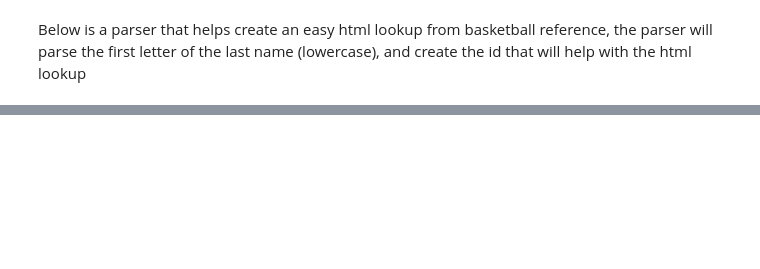
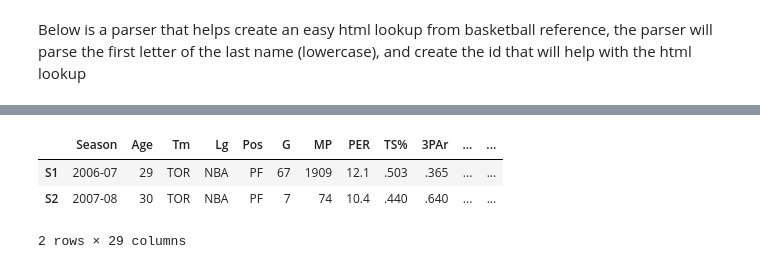
Before and after one commit to Sumiran1/Projects, a Jupyter notebook: NBA SOPHOMORE SLUMP PROJECT/scraper_v2.ipynb, the cells around one changed output, grey strips where cells are left out. Drawn from its saved outputs; the diff is of its cells as text; code cells hidden in the pictures; blank space fills up the shorter version.

```diff
--- a/NBA SOPHOMORE SLUMP PROJECT/scraper_v2.ipynb
+++ b/NBA SOPHOMORE SLUMP PROJECT/scraper_v2.ipynb
@@ -93,0 +81,7 @@ roys['Michael Jordan']
+# %%
+get_advanced_stats(links_of_roy_votes[102])
+# %% [output]
+|  | Season | Age | Tm | Lg | Pos | G | MP | PER | TS% | 3PAr | ... | ... |
+| S1 | 2006-07 | 29 | TOR | NBA | PF | 67 | 1909 | 12.1 | .503 | .365 | ... | ... |
+| S2 | 2007-08 | 30 | TOR | NBA | PF | 7 | 74 | 10.4 | .440 | .640 | ... | ... |
+2 rows × 29 columns
```
Also changed, not shown: parts of 10 cells of this notebook, 2 other files.
